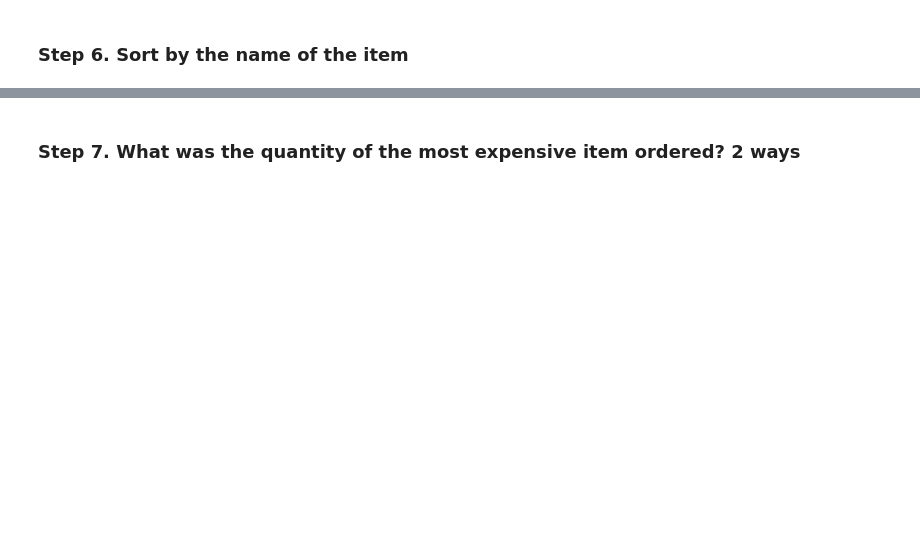
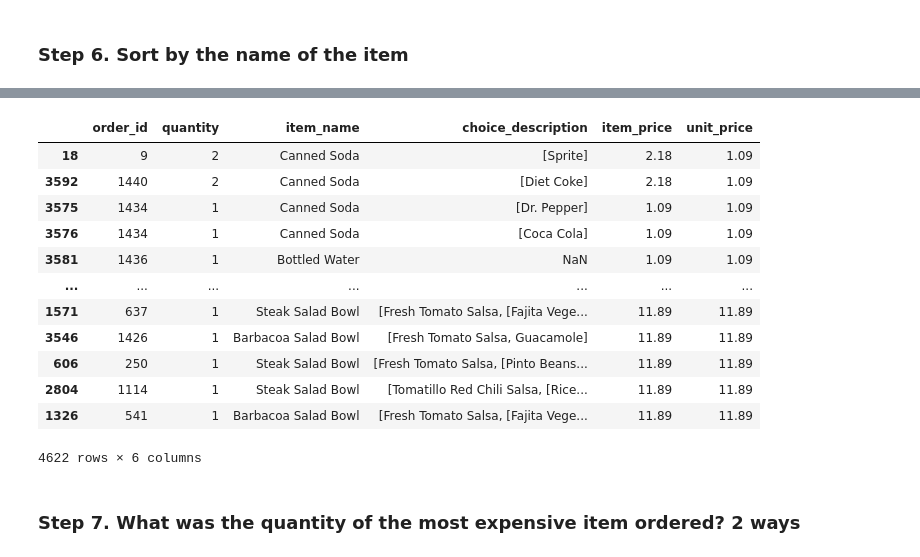
Before and after one commit to ana-macias/PRUEBA, a Jupyter notebook: 2-Data_analysis/2-Pandas/Practica/1-Chipotle/Chipotle.ipynb, the cells around one changed output, grey strips where cells are left out. Cells and saved outputs as stored; diff of their text form; code cells hidden in the pictures; blank space fills up the shorter version.

```diff
--- a/2-Data_analysis/2-Pandas/Practica/1-Chipotle/Chipotle.ipynb
+++ b/2-Data_analysis/2-Pandas/Practica/1-Chipotle/Chipotle.ipynb
@@ -215,3 +268,20 @@ chipo_ordenado
+# %%
+chipo_ordenado = chipo.sort_values('unit_price', ascending = True)
+chipo_ordenado
+# %% [output]
+|  | order_id | quantity | item_name | choice_description | item_price | unit_price |
+| 18 | 9 | 2 | Canned Soda | [Sprite] | 2.18 | 1.09 |
+| 3592 | 1440 | 2 | Canned Soda | [Diet Coke] | 2.18 | 1.09 |
+| 3575 | 1434 | 1 | Canned Soda | [Dr. Pepper] | 1.09 | 1.09 |
+| 3576 | 1434 | 1 | Canned Soda | [Coca Cola] | 1.09 | 1.09 |
+| 3581 | 1436 | 1 | Bottled Water | NaN | 1.09 | 1.09 |
+| ... | ... | ... | ... | ... | ... | ... |
+| 1571 | 637 | 1 | Steak Salad Bowl | [Fresh Tomato Salsa, [Fajita Vege... | 11.89 | 11.89 |
+| 3546 | 1426 | 1 | Barbacoa Salad Bowl | [Fresh Tomato Salsa, Guacamole] | 11.89 | 11.89 |
+| 606 | 250 | 1 | Steak Salad Bowl | [Fresh Tomato Salsa, [Pinto Beans... | 11.89 | 11.89 |
+| 2804 | 1114 | 1 | Steak Salad Bowl | [Tomatillo Red Chili Salsa, [Rice... | 11.89 | 11.89 |
+| 1326 | 541 | 1 | Barbacoa Salad Bowl | [Fresh Tomato Salsa, [Fajita Vege... | 11.89 | 11.89 |
+4622 rows × 6 columns
 # %% [markdown]
 ### Step 7. What was the quantity of the most expensive item ordered? 2 ways
 # %%
```
Also changed, not shown: parts of 25 cells of this notebook.
